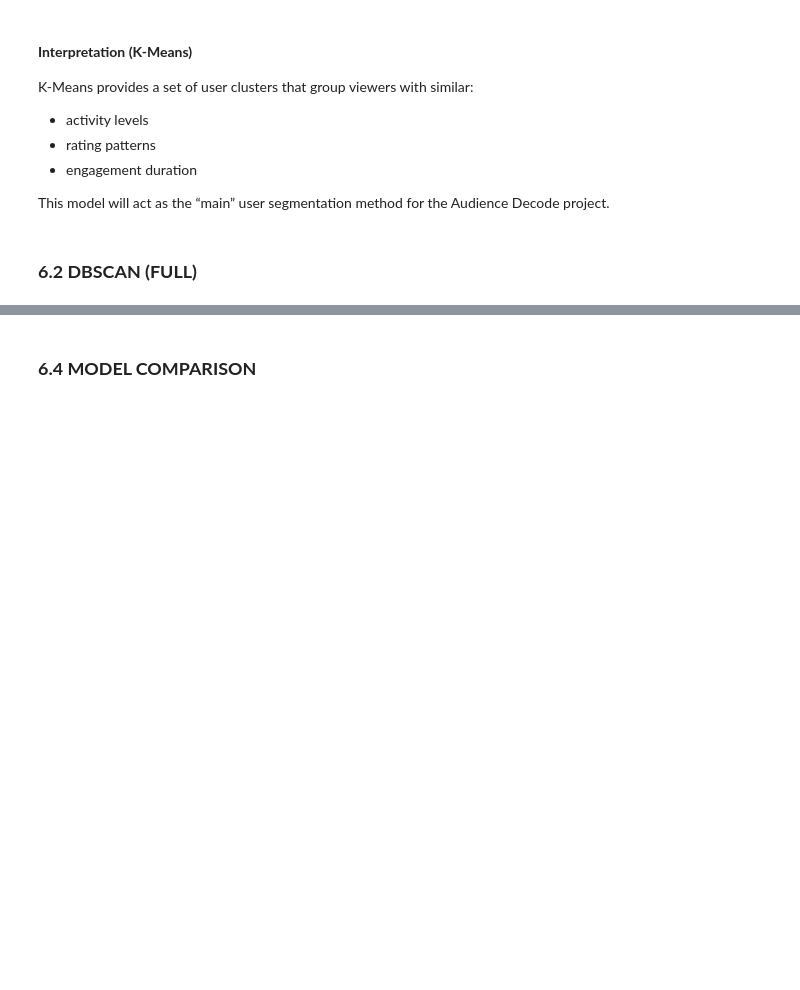
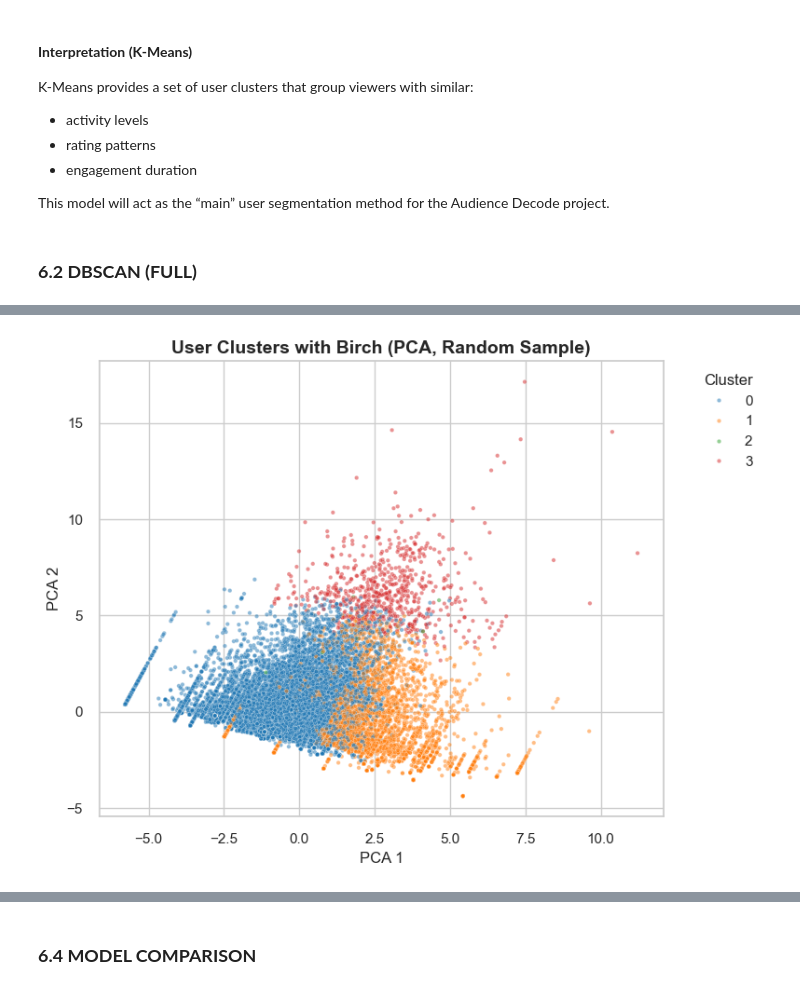
Before and after one commit to alkalenka/AudienceDecode_320991, a Jupyter notebook: main.ipynb, the cells around one changed output, grey strips where cells are left out. Saved outputs shown, nothing was run; the diff lists cells and outputs as text; code cells hidden in the pictures; blank space fills up the shorter version.

```diff
--- a/main.ipynb
+++ b/main.ipynb
@@ -1408,0 +1370,37 @@ GMM is therefore included for comparison but not selected as the final model.
+# %%
+# 1. PCA on the SAME feature matrix used for Birch (X_birch)
+pca_vis = PCA(n_components=2, random_state=42)
+users_2d = pca_vis.fit_transform(X_birch)
+
+# Attach PCA coordinates to df_users (same index order as X_birch / X_users_kmeans)
+df_plot = df_users.copy()
+df_plot['pca1_birch'] = users_2d[:, 0]
+df_plot['pca2_birch'] = users_2d[:, 1]
+
+# 2. Fair random sample from the FULL dataset (preserves cluster imbalance)
+max_points = 20000  # just to avoid overplotting; change if needed
+if len(df_plot) > max_points:
+    df_plot_sample = df_plot.sample(max_points, random_state=42)
+else:
+    df_plot_sample = df_plot
+
+# 3. Plot – proportional to real cluster sizes, no balancing per cluster
+plt.figure(figsize=(8, 6))
+sns.scatterplot(
+    data=df_plot_sample,
+    x='pca1_birch',
+    y='pca2_birch',
+    hue='cluster_birch',
+    palette='tab10',
+    s=10,
+    alpha=0.5
+)
+
+plt.title("User Clusters with Birch (PCA, Random Sample)", fontsize=14, fontweight='bold')
+plt.xlabel("PCA 1")
+plt.ylabel("PCA 2")
+plt.legend(title="Cluster", bbox_to_anchor=(1.05, 1), loc="upper left")
+plt.tight_layout()
+plt.show()
+# %% [output]
+[figure, added]
```
Also changed, not shown: parts of 52 cells of this notebook.
